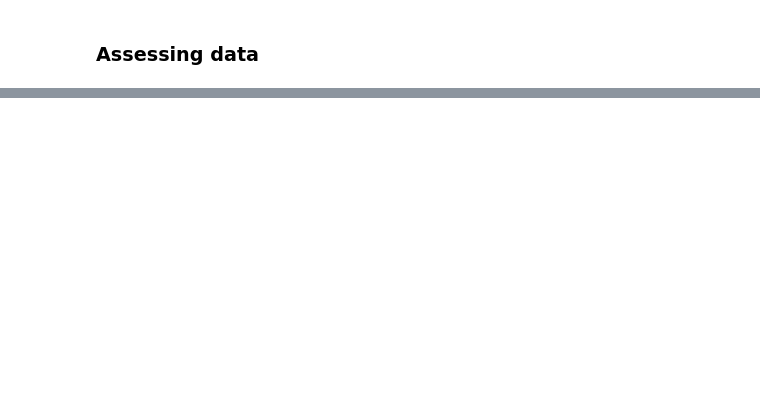
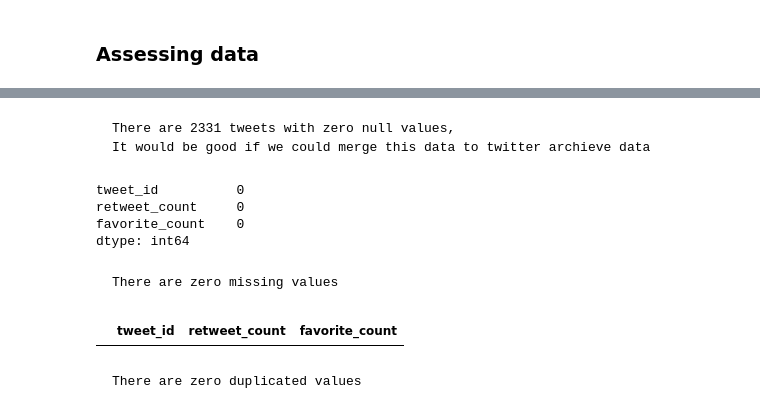
Before and after one commit to Sibin-Sibi/We_rate_dogs_tweepy, a Jupyter notebook: Twitter_analysis.ipynb, the cells around one changed output, grey strips where cells are left out. Drawn from its saved outputs; the diff is of its cells as text; code cells hidden in the pictures; blank space fills up the shorter version.

```diff
--- a/Twitter_analysis.ipynb
+++ b/Twitter_analysis.ipynb
@@ -135,2 +123,34 @@ memory usage: 54.8+ KB
+# %%
+# For loop which will add each available tweet to a new line of tweet_json.txt
+with open('tweets_json.txt', 'a', encoding='utf8') as f:
+    for tweet_id in df_twitter['tweet_id']:
+        try:
+            tweet = api.get_status(tweet_id, tweet_mode='extended')
+            json.dump(tweet._json, f)
+            f.write('\n')
+        except:
+            continue
+# %%
+# For loop to append each tweet into a list
+tweets_data = []
+
+tweet_file = open('tweets_json.txt', "r")
+
+for line in tweet_file:
+    try:
+        tweet = json.loads(line)
+        tweets_data.append(tweet)
+    except:
+        continue
+
+tweet_file.close()
+# %%
+# Create tweet_info DataFrame
+df_info_json = pd.DataFrame()
+# %%
+ #Add variables to tweet_info_json DataFrame
+df_info_json['tweet_id'] = list(map(lambda tweet: tweet['id'], tweets_data))
+df_info_json['retweet_count'] = list(map(lambda tweet: tweet['retweet_count'], tweets_data))
+df_info_json['favorite_count'] = list(map(lambda tweet: tweet['favorite_count'], tweets_data))
 # %% [markdown]
 ### Assessing data
@@ -202,0 +354,19 @@ df
+# %% [markdown]
+    There are 2331 tweets with zero null values,
+    It would be good if we could merge this data to twitter archieve data
+# %%
+# missing values
+df_info_json.isnull().sum()
+# %% [output]
+tweet_id          0
+retweet_count     0
+favorite_count    0
+dtype: int64
+# %% [markdown]
+    There are zero missing values
+# %%
+df_info_json[df_info_json.tweet_id.duplicated()]
+# %% [output]
+|  | tweet_id | retweet_count | favorite_count |
+# %% [markdown]
+    There are zero duplicated values
```
Also changed, not shown: parts of 25 cells of this notebook.
